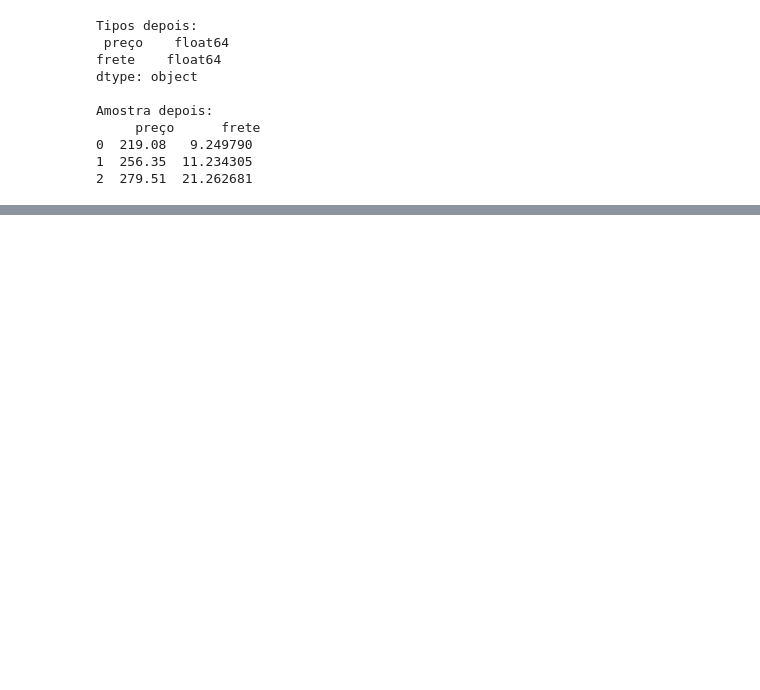
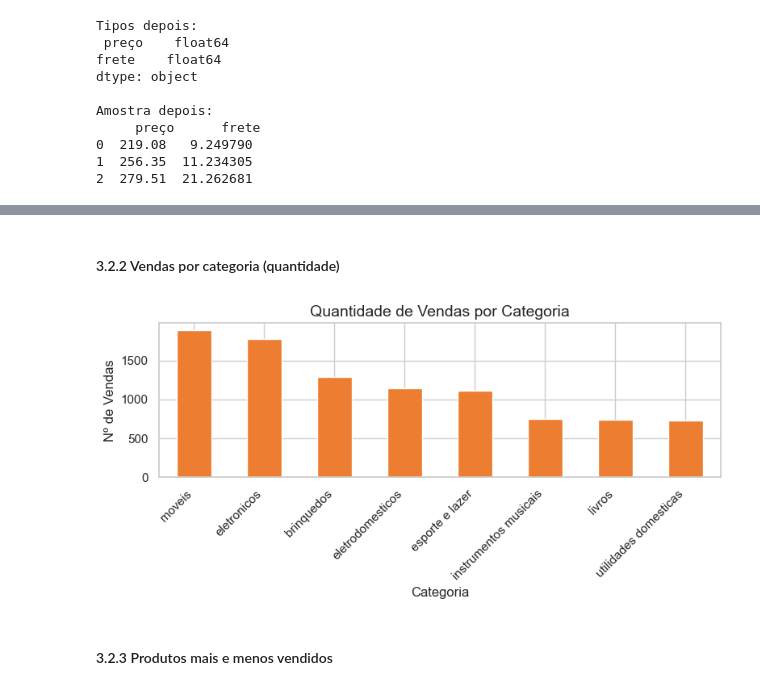
Before and after one commit to Wilson-Maciel/Store_ciencia_de_dados, a Jupyter notebook: notebooks/AluraStoreBrasil.ipynb, the cells around one changed output, grey strips where cells are left out. Saved outputs shown, nothing was run; the diff lists cells and outputs as text; code cells hidden in the pictures; blank space fills up the shorter version.

```diff
--- a/notebooks/AluraStoreBrasil.ipynb
+++ b/notebooks/AluraStoreBrasil.ipynb
@@ -456,0 +372,28 @@ Name: frete, dtype: float64
+# %% [markdown]
+#### 3.2.2 Vendas por categoria (quantidade)
+# %%
+#Conte quantas vezes cada valor único aparece nesta Series
+vendas_categoria = (
+    dados["categoria_do_produto"]
+    .value_counts()
+    .sort_values(ascending=False)
+)
+vendas_categoria
+
+#A PREPARAÇÃO (Criar a "tela" do gráfico)
+
+plt.figure(figsize=(8, 4))
+vendas_categoria.plot(kind="bar", color="#ED7D31") # Cor de destaque
+plt.title("Quantidade de Vendas por Categoria", fontsize=14)
+plt.xlabel("Categoria")
+plt.ylabel("Nº de Vendas")
+plt.xticks(rotation=45, ha='right')
+plt.tight_layout()
+
+# SALVAR A IMAGEM
+plt.savefig("../images/vendas_por_categoria.png", dpi=300)
+plt.show()
+# %% [output]
+[figure, added]
+# %% [markdown]
+#### 3.2.3 Produtos mais e menos vendidos
```
Also changed, not shown: parts of 68 cells of this notebook, 12 other files.
